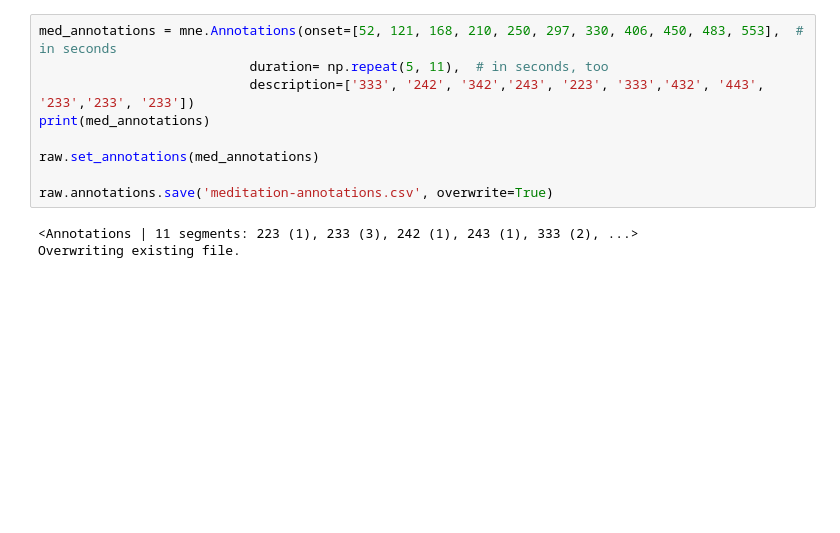
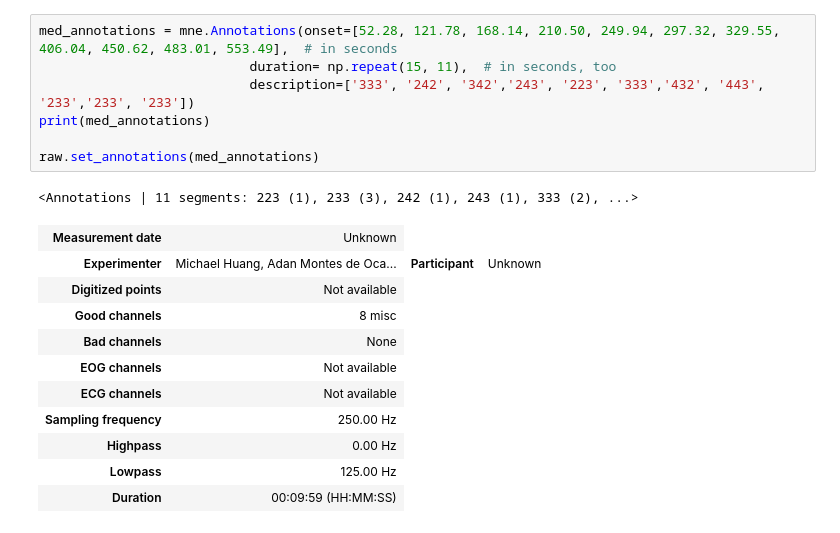
Before and after one commit to joshsalce/189_Final_Project, a Jupyter notebook: DataCollection.ipynb, the cells around one changed output. Cells and saved outputs as stored; diff of their text form; blank space fills up the shorter version.

```diff
--- a/DataCollection.ipynb
+++ b/DataCollection.ipynb
@@ -58,12 +76,20 @@ Using matplotlib as 2D backend.
 # %%
-med_annotations = mne.Annotations(onset=[52, 121, 168, 210, 250, 297, 330, 406, 450, 483, 553],  # in seconds
-                           duration= np.repeat(5, 11),  # in seconds, too
+med_annotations = mne.Annotations(onset=[52.28, 121.78, 168.14, 210.50, 249.94, 297.32, 329.55, 406.04, 450.62, 483.01, 553.49],  # in seconds
+                           duration= np.repeat(15, 11),  # in seconds, too
                            description=['333', '242', '342','243', '223', '333','432', '443', '233','233', '233'])
 print(med_annotations)
 
 raw.set_annotations(med_annotations)
-
-raw.annotations.save('meditation-annotations.csv', overwrite=True)
 # %% [output]
 <Annotations | 11 segments: 223 (1), 233 (3), 242 (1), 243 (1), 333 (2), ...>
-Overwriting existing file.
+| Measurement date | Unknown |
+| Experimenter | Michael Huang, Adan Montes de Oca... | Participant | Unknown |
+| Digitized points | Not available |
+| Good channels | 8 misc |
+| Bad channels | None |
+| EOG channels | Not available |
+| ECG channels | Not available |
+| Sampling frequency | 250.00 Hz |
+| Highpass | 0.00 Hz |
+| Lowpass | 125.00 Hz |
+| Duration | 00:09:59 (HH:MM:SS) |
```
Also changed, not shown: parts of 8 cells of this notebook.
